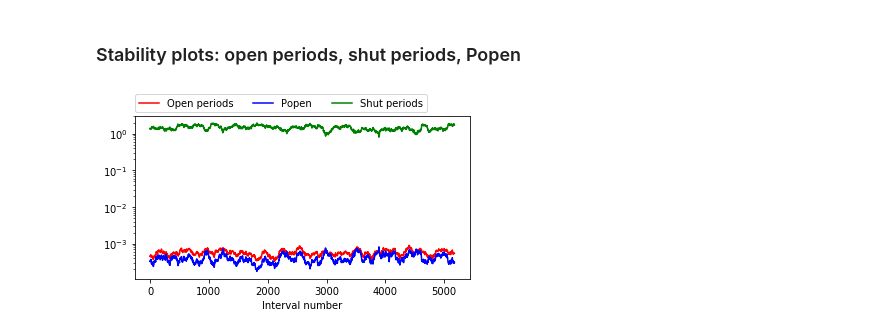
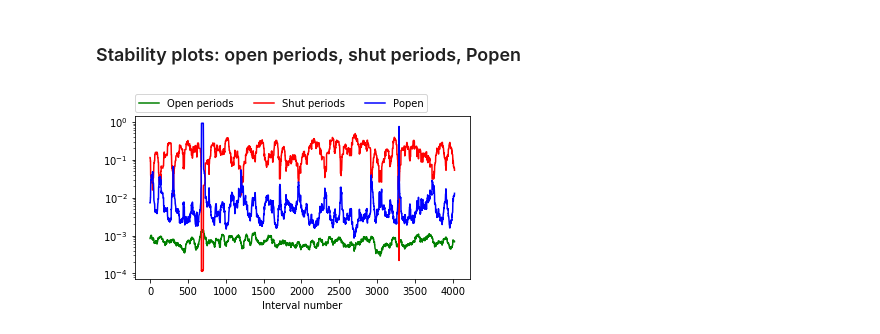
Before and after one commit to remislp/EKDIST, a Jupyter notebook: EKDIST_example.ipynb, the cells around one changed output. Drawn from its saved outputs; the diff is of its cells as text; code cells hidden in the pictures.

```diff
--- a/EKDIST_example.ipynb
+++ b/EKDIST_example.ipynb
@@ -6,7 +6,8 @@ from ekdist import ekrecord
 from ekdist import ekplot
 # %%
 rec = ekrecord.SingleChannelRecord()
-infile = "../ekdist/tests/AChsim.scn"
+infile = "../ekdist/tests/181003S8.SCN"
+#infile = "../ekdist/tests/AChsim.scn"
 rec.load_SCN_file(infile)
 print(rec)
 # %% [output]
@@ -56,6 +59,7 @@ Range of amplitudes: 5.471 - 6.000
 # %% [markdown]
 ### Stability plots: open periods, shut periods, Popen
 # %%
-fig = ekplot.plot_stability_intervals(rec, window=100)
+fig = ekplot.plot_stability_intervals(rec, window=50)
+#plt.savefig('stability_open_shut_Popen.png')
 # %% [output]
-[figure, old version]
+[figure, new version]
```
Also changed, not shown: parts of 4 cells of this notebook, 7 other files.
